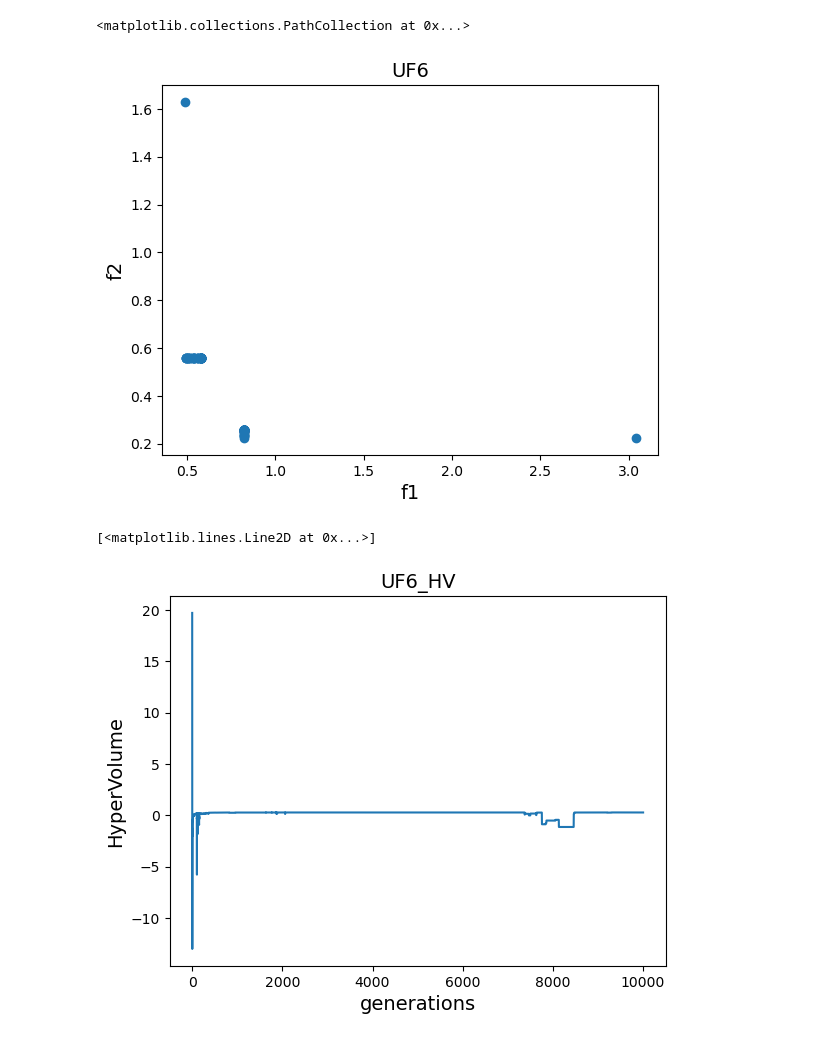
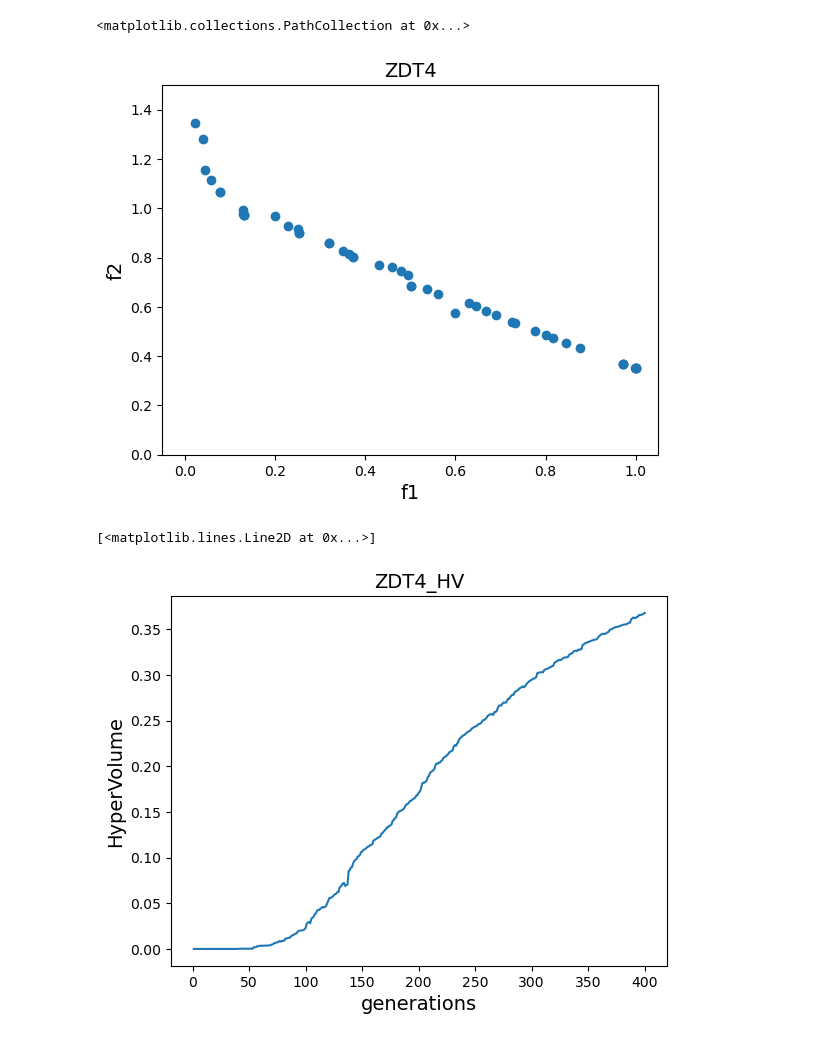
Before and after one commit to ando0831/MOEAD, a Jupyter notebook: test.ipynb, the cells around one changed output. Saved outputs shown, nothing was run; the diff lists cells and outputs as text; code cells hidden in the pictures.

```diff
--- a/test.ipynb
+++ b/test.ipynb
@@ -5,22 +5,36 @@ from MOEAD import MOEAD
 from Problem import ZDT1, ZDT2, ZDT3, ZDT4, UF6
 
 seed = 42 # seed
-np.random.seed(seed), random.seed(seed)
+#np.random.seed(seed), random.seed(seed)
 n_var = 10 # 設計変数
-problem = UF6(n_var=n_var) # 問題
-pop_size = 1000 # 個体数
-n_gen = 10000 # 世代数
-n_neighbors = int(pop_size / 10)
+problem = ZDT4(n_var=n_var) # 問題
+pop_size = 50 # 個体数
+n_gen = 400 # 世代数
+n_neighbors = 11 # 近傍のサイズ
+res_sample = 30 # 試行回数
+HV_mean = [0] * n_gen # HyperVolumeの平均
 
-# 初期解
-population = problem.generate_pop(pop_size)
-#print(population)
+# 最適化
+for i in range(res_sample):
+    # 初期解
+    population = problem.generate_pop(pop_size)
+    #print(population)
+    res = MOEAD(pop_size=pop_size,
+                n_neighbors=n_neighbors)
+    res.optimize(Problem=problem,
+                population=population,
+                n_gen=n_gen)
+    # HyperVolumeの和を取得
+    HV = res.get_HV()
+    for j in range(n_gen):
+        HV_mean[j] += HV[j]
+    # 何回目の処理か表示
+    print(f"{i+1}回目の処理完了")
+# HyperVolumeの平均を取得
+for k in range(n_gen):
+    HV_mean[k] = HV_mean[k] / res_sample
 
-res = MOEAD(pop_size=pop_size,
-            n_neighbors=n_neighbors)
-res.optimize(Problem=problem,
-             population=population,
-             n_gen=n_gen)
+
 
 X = res.get_X() # 変数値を取得
 F = res.get_F() # 関数値を取得
@@ -39,23 +69,21 @@ plt.ylabel("f2", fontsize=14)
 plt.title(problem.__class__.__name__, fontsize=14)
 #plt.xlim(0,1)
 #plt.ylim(-1,1.5)
+plt.ylim(0,1.5)
 
 plt.scatter(F[:, 0], F[:, 1])    # 全解を表示
 # %% [output]
 <matplotlib.collections.PathCollection at 0x...>
-[figure, old version]
+[figure, new version]
 # %%
 # --- HVと世代数のグラフ---
-
-HV_past = res.get_HV()
-
 fig = plt.figure()
 ax = fig.add_subplot(1, 1, 1)
 plt.xlabel("generations", fontsize=14)
 plt.ylabel("HyperVolume", fontsize=14)
 plt.title(f"{problem.__class__.__name__}_HV", fontsize=14)
 
-plt.plot(range(1, len(HV_past)+1), HV_past)
+plt.plot(range(1, len(HV_mean)+1), HV_mean)
 # %% [output]
 [<matplotlib.lines.Line2D at 0x...>]
-[figure, old version]
+[figure, new version]
```
Also changed, not shown: parts of 1 cell of this notebook, 2 other files.
